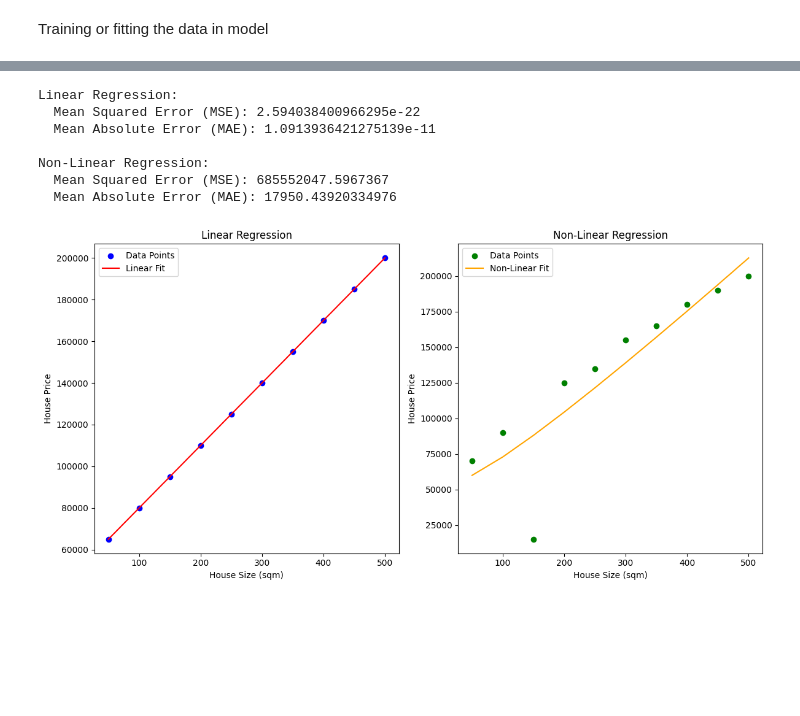
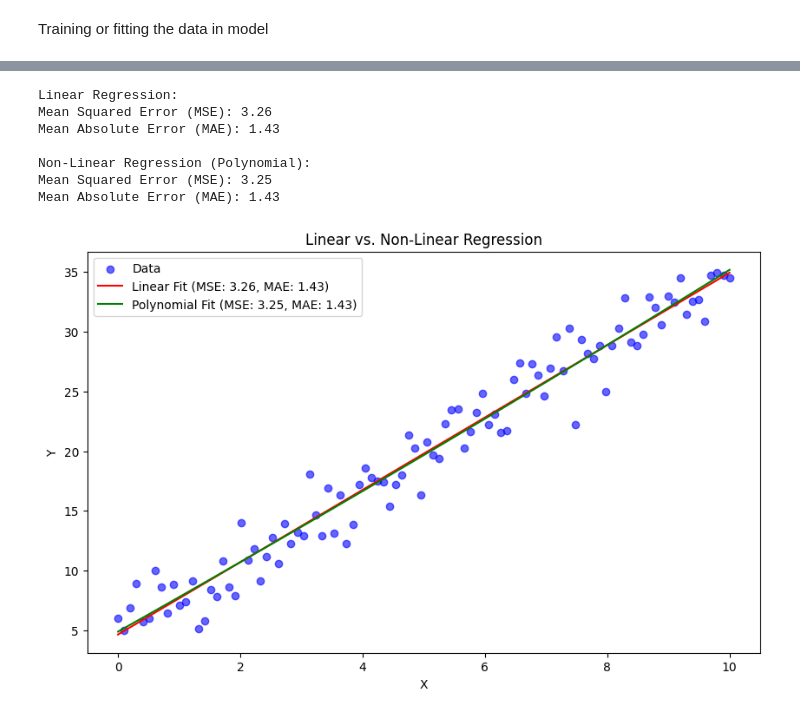
Before and after one commit to DeMoN-7/Pattern-Recognition, a Jupyter notebook: Lab Experiments/exp2/linear_regression.ipynb, the cells around one changed output, grey strips where cells are left out. Drawn from its saved outputs; the diff is of its cells as text; code cells hidden in the pictures; blank space fills up the shorter version.

```diff
--- a/Lab Experiments/exp2/linear_regression.ipynb
+++ b/Lab Experiments/exp2/linear_regression.ipynb
@@ -18,2 +13,10 @@ house_price_nonLinear=np.array([70000, 90000, 15000, 125000, 135000, 155000, 165
+# %%
+# Generate synthetic data
+np.random.seed(42)
+x = np.linspace(0, 10, 100)
+y = 3 * x + 5 + np.random.normal(0, 2, size=len(x))  # Linear relation with noise
+
+# Reshape x for modeling
+x = x.reshape(-1, 1)
 # %% [markdown]
 Training or fitting the data in model
@@ -29,0 +23,4 @@ Creating non linear function for non-linear regression
+# %%
+linear_model = LinearRegression()
+linear_model.fit(x, y)
+y_pred_linear = linear_model.predict(x)
@@ -30,3 +31,3 @@ Creating non linear function for non-linear regression
 # %%
-def non_linear_func(x,a,b,c):
-    return a* np.sqrt(x)+b*x+c
+def polynomial(x, a, b, c):
+    return a * x**2 + b * x + c
@@ -47,0 +34,4 @@ mae_nonlinear = mean_absolute_error(house_price_nonLinear, y_pred_nonlinear)
+# %%
+# Fit a quadratic curve
+popt, _ = curve_fit(polynomial, x.flatten(), y)
+y_pred_poly = polynomial(x.flatten(), *popt)
@@ -48,39 +42,31 @@ mae_nonlinear = mean_absolute_error(house_price_nonLinear, y_pred_nonlinear)
 # %%
+# Print MSE and MAE for Linear Regression
 print("Linear Regression:")
-print(f"  Mean Squared Error (MSE): {mse_linear}")
-print(f"  Mean Absolute Error (MAE): {mae_linear}")
+print(f"Mean Squared Error (MSE): {mse_linear:.2f}")
+print(f"Mean Absolute Error (MAE): {mae_linear:.2f}")
 
-print("\nNon-Linear Regression:")
-print(f"  Mean Squared Error (MSE): {mse_nonlinear}")
-print(f"  Mean Absolute Error (MAE): {mae_nonlinear}")
+# Print MSE and MAE for Polynomial (Non-Linear) Regression
+print("\nNon-Linear Regression (Polynomial):")
+print(f"Mean Squared Error (MSE): {mse_poly:.2f}")
+print(f"Mean Absolute Error (MAE): {mae_poly:.2f}")
 # %% [output]
 Linear Regression:
-  Mean Squared Error (MSE): 2.594038400966295e-22
-  Mean Absolute Error (MAE): 1.0913936421275139e-11
+Mean Squared Error (MSE): 3.26
+Mean Absolute Error (MAE): 1.43
 
-Non-Linear Regression:
-  Mean Squared Error (MSE): 685552047.5967367
-  Mean Absolute Error (MAE): 17950.43920334976
+Non-Linear Regression (Polynomial):
+Mean Squared Error (MSE): 3.25
+Mean Absolute Error (MAE): 1.43
-# %%
-# plotting the result
-plt.figure(figsize=(12, 6))
-# linear regression plot
-plt.subplot(1, 2, 1)
-plt.scatter(house_size, house_price, color='blue', label='Data Points')
-plt.plot(house_size, predicted_price, color='red', label='Linear Fit')
-plt.title("Linear Regression")
-plt.xlabel("House Size (sqm)")
-plt.ylabel("House Price")
-plt.legend()
-# Non-Linear Regression Plot
-plt.subplot(1, 2, 2)
-plt.scatter(house_size, house_price_nonLinear, color='green', label='Data Points')
-plt.plot(house_size, y_pred_nonlinear, color='orange', label='Non-Linear Fit')
-plt.title("Non-Linear Regression")
-plt.xlabel("House Size (sqm)")
-plt.ylabel("House Price")
-plt.legend()
-plt.tight_layout()
-plt.show()
-# %% [output]
-[figure, removed]
+# %%
+# Plotting the results
+plt.figure(figsize=(10, 6))
+plt.scatter(x, y, label="Data", color="blue", alpha=0.6)
+plt.plot(x, y_pred_linear, label=f"Linear Fit (MSE: {mse_linear:.2f}, MAE: {mae_linear:.2f})", color="red")
+plt.plot(x, y_pred_poly, label=f"Polynomial Fit (MSE: {mse_poly:.2f}, MAE: {mae_poly:.2f})", color="green")
+plt.xlabel("X")
+plt.ylabel("Y")
+plt.legend()
+plt.title("Linear vs. Non-Linear Regression")
+plt.show()
+# %% [output]
+[figure, added]
```
Also changed, not shown: parts of 11 cells of this notebook.
